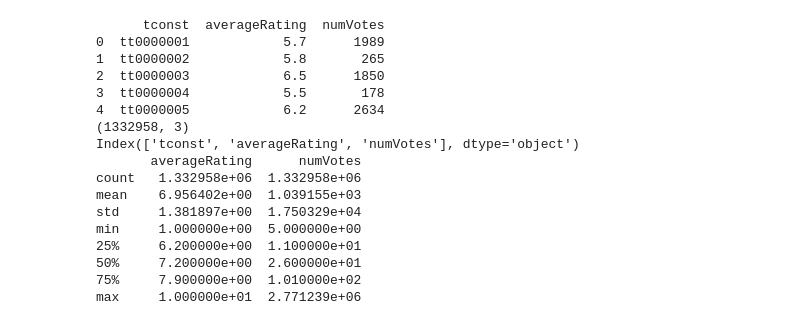
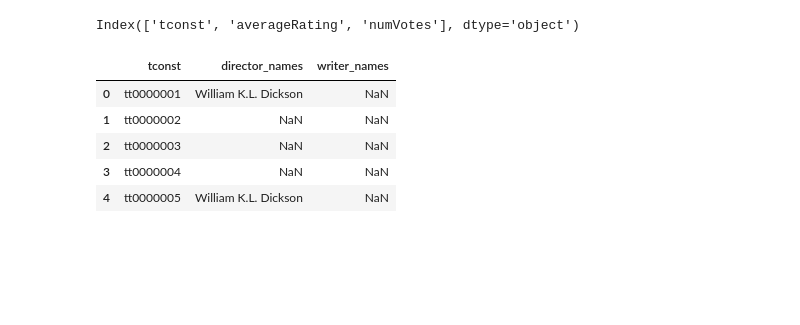
Before and after one commit to chiranjeevibmse/imdb_ml_assignment, a Jupyter notebook: parta.ipynb, the cells around one changed output. Saved outputs shown, nothing was run; the diff lists cells and outputs as text; code cells hidden in the pictures; blank space fills up the shorter version.

```diff
--- a/parta.ipynb
+++ b/parta.ipynb
@@ -93,27 +29,34 @@ freq            1        16839      1644745        665469
 # %%
 df_title_ratings = pd.read_csv('title.ratings.tsv', delimiter='\t')
-print(df_title_ratings.head())
-print(df_title_ratings.shape)
 print(df_title_ratings.columns)
-print(df_title_ratings.describe())
 # %% [output]
-      tconst  averageRating  numVotes
-0  tt0000001            5.7      1989
-1  tt0000002            5.8       265
-2  tt0000003            6.5      1850
-3  tt0000004            5.5       178
-4  tt0000005            6.2      2634
-(1332958, 3)
 Index(['tconst', 'averageRating', 'numVotes'], dtype='object')
-       averageRating      numVotes
-count   1.332958e+06  1.332958e+06
-mean    6.956402e+00  1.039155e+03
-std     1.381897e+00  1.750329e+04
-min     1.000000e+00  5.000000e+00
-25%     6.200000e+00  1.100000e+01
-50%     7.200000e+00  2.600000e+01
-75%     7.900000e+00  1.010000e+02
-max     1.000000e+01  2.771239e+06
+# %%
+imdb_df = df_title_basics.merge(df_title_ratings, on = 'tconst')
+df_merged_directors = df_title_crew.merge(df_name_basics[['nconst', 'primaryName']], left_on='directors', right_on='nconst', how='left')
+df_merged_directors.rename(columns={'primaryName': 'director_names'}, inplace=True)
+df_merged_directors.drop(columns=['nconst'], inplace=True)
+#df_merged_directors.head()
+# Merge for 'writers'
+df_merged_writers = df_title_crew.merge(df_name_basics[['nconst', 'primaryName']], left_on='writers', right_on='nconst', how='left')
+df_merged_writers.rename(columns={'primaryName': 'writer_names'}, inplace=True)
+df_merged_writers.drop(columns=['nconst'], inplace=True)
+
+#df_merged_writers.head()
+
+df_title_crew = df_title_crew.merge(df_merged_directors[['tconst', 'director_names']], on='tconst', how='left')
+df_title_crew = df_title_crew.merge(df_merged_writers[['tconst', 'writer_names']], on='tconst', how='left')
+df_title_crew.drop(columns=['directors','writers'], inplace=True)
+#df_title_crew.head()
+imdb_df = df_title_basics.merge(df_title_crew, on = 'tconst')
+imdb_df.head()
+# %% [output]
+|  | tconst | director_names | writer_names |
+| 0 | tt0000001 | William K.L. Dickson | NaN |
+| 1 | tt0000002 | NaN | NaN |
+| 2 | tt0000003 | NaN | NaN |
+| 3 | tt0000004 | NaN | NaN |
+| 4 | tt0000005 | William K.L. Dickson | NaN |
 # %%
 import seaborn as sns
 import matplotlib.pyplot as plt
```
Also changed, not shown: parts of 5 cells of this notebook.
